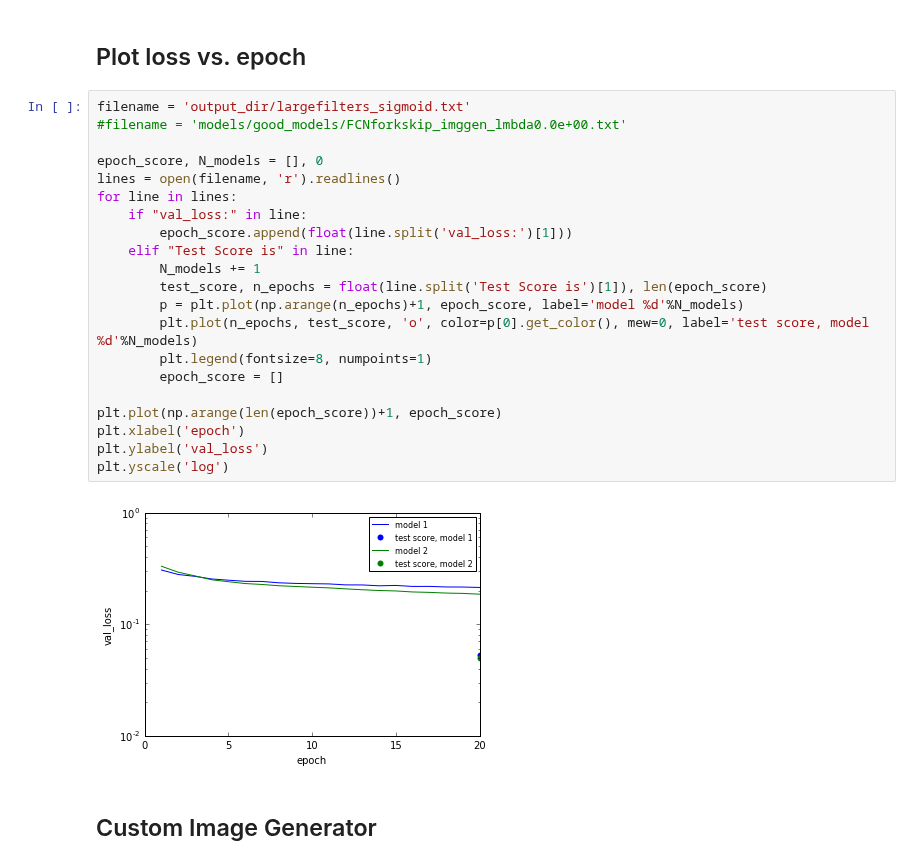
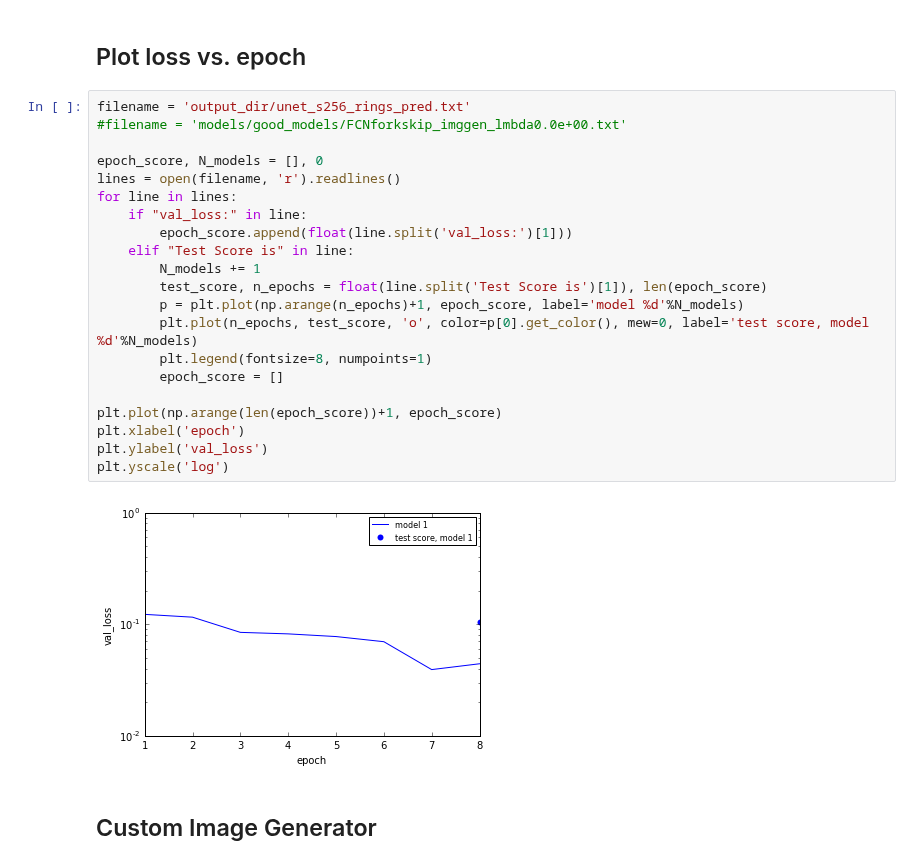
Before and after one commit to silburt/moon-craters, a Jupyter notebook: Mask_generator_analysis_ari.ipynb, the cells around one changed output. Saved outputs shown, nothing was run; the diff lists cells and outputs as text.

```diff
--- a/Mask_generator_analysis_ari.ipynb
+++ b/Mask_generator_analysis_ari.ipynb
@@ -205,28 +205,28 @@ ax4.set_title('difference (mse) = %.3f'%diff)
 # %% [markdown]
 ## Plot loss vs. epoch
 # %%
-filename = 'output_dir/largefilters_sigmoid.txt'
+filename = 'output_dir/unet_s256_rings_pred.txt'
 #filename = 'models/good_models/FCNforkskip_imggen_lmbda0.0e+00.txt'
 
 epoch_score, N_models = [], 0
 lines = open(filename, 'r').readlines()
 for line in lines:
     if "val_loss:" in line:
         epoch_score.append(float(line.split('val_loss:')[1]))
     elif "Test Score is" in line:
         N_models += 1
         test_score, n_epochs = float(line.split('Test Score is')[1]), len(epoch_score)
         p = plt.plot(np.arange(n_epochs)+1, epoch_score, label='model %d'%N_models)
         plt.plot(n_epochs, test_score, 'o', color=p[0].get_color(), mew=0, label='test score, model %d'%N_models)
         plt.legend(fontsize=8, numpoints=1)
         epoch_score = []
 
 plt.plot(np.arange(len(epoch_score))+1, epoch_score)
 plt.xlabel('epoch')
 plt.ylabel('val_loss')
 plt.yscale('log')
 # %% [output]
-[figure, old version]
+[figure, new version]
 # %% [markdown]
 ## Custom Image Generator
 # %%
```
Also changed, not shown: parts of 4 cells of this notebook, 1 other file.
